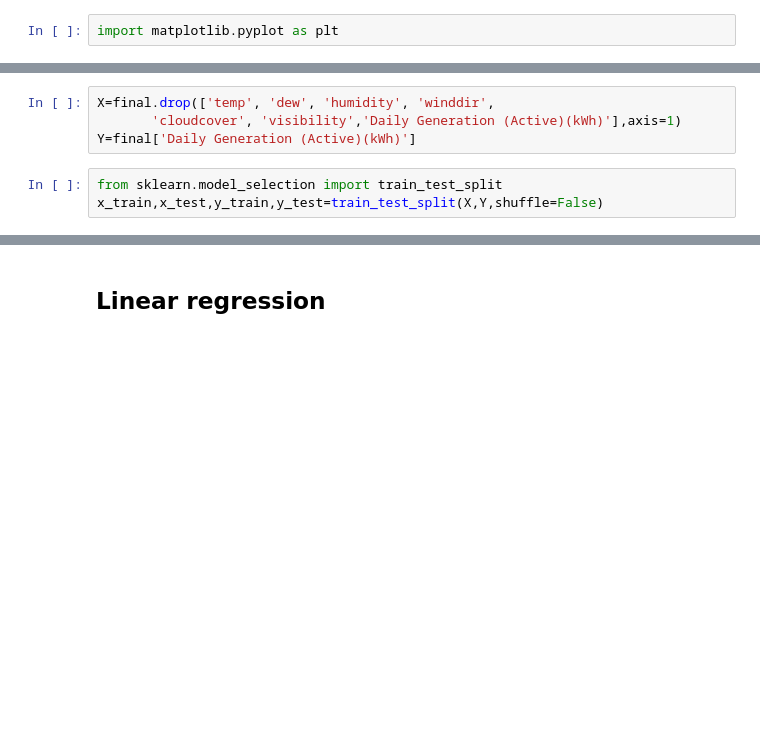
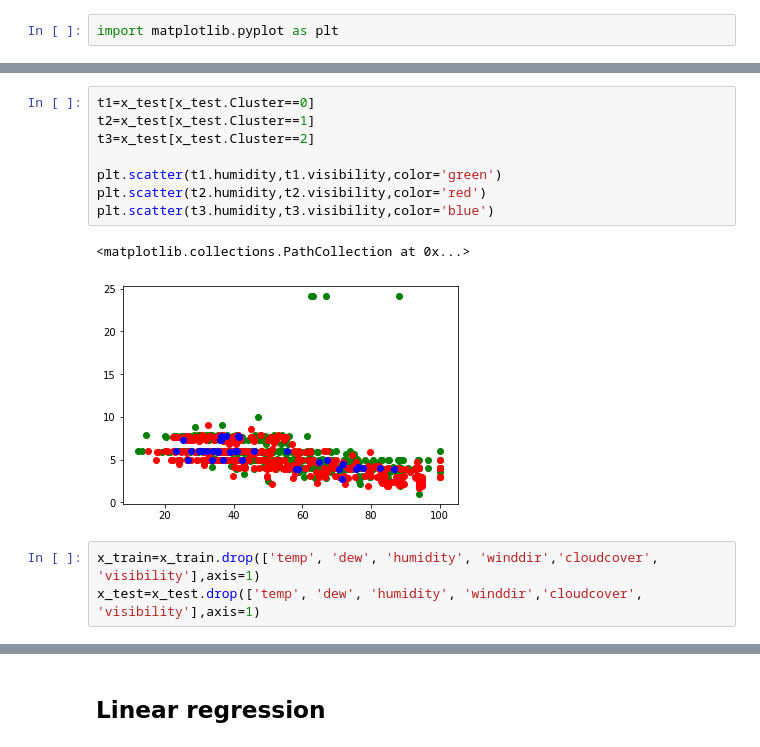
Before and after one commit to AksharaReddyPatlannagari/MAJOR-PROJECT, a Jupyter notebook: processinggg_hybrid.ipynb, the cells around one changed output, grey strips where cells are left out. Drawn from its saved outputs; the diff is of its cells as text; blank space fills up the shorter version.

```diff
--- a/processinggg_hybrid.ipynb
+++ b/processinggg_hybrid.ipynb
@@ -952,7 +957,14 @@ plt.scatter(f3.humidity,f3["Daily Generation (Active)(kWh)"],color='blue')
-# %%
-X=final.drop(['temp', 'dew', 'humidity', 'winddir',
-       'cloudcover', 'visibility','Daily Generation (Active)(kWh)'],axis=1)
-Y=final['Daily Generation (Active)(kWh)']
-# %%
-from sklearn.model_selection import train_test_split
-x_train,x_test,y_train,y_test=train_test_split(X,Y,shuffle=False)
+# %%
+t1=x_test[x_test.Cluster==0]
+t2=x_test[x_test.Cluster==1]
+t3=x_test[x_test.Cluster==2]
+
+plt.scatter(t1.humidity,t1.visibility,color='green')
+plt.scatter(t2.humidity,t2.visibility,color='red')
+plt.scatter(t3.humidity,t3.visibility,color='blue')
+# %% [output]
+<matplotlib.collections.PathCollection at 0x...>
+[figure, added]
+# %%
+x_train=x_train.drop(['temp', 'dew', 'humidity', 'winddir','cloudcover', 'visibility'],axis=1)
+x_test=x_test.drop(['temp', 'dew', 'humidity', 'winddir','cloudcover', 'visibility'],axis=1)
```
Also changed, not shown: parts of 36 cells of this notebook, 2 other files.
